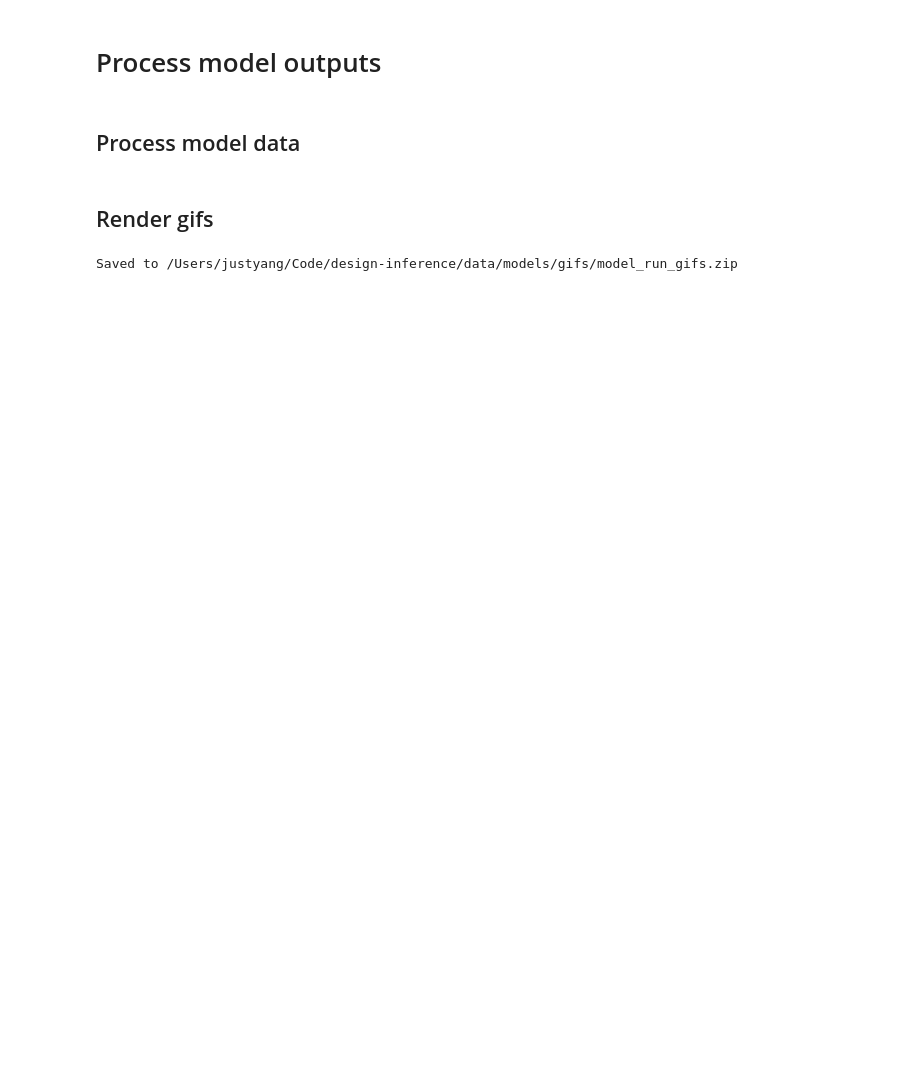
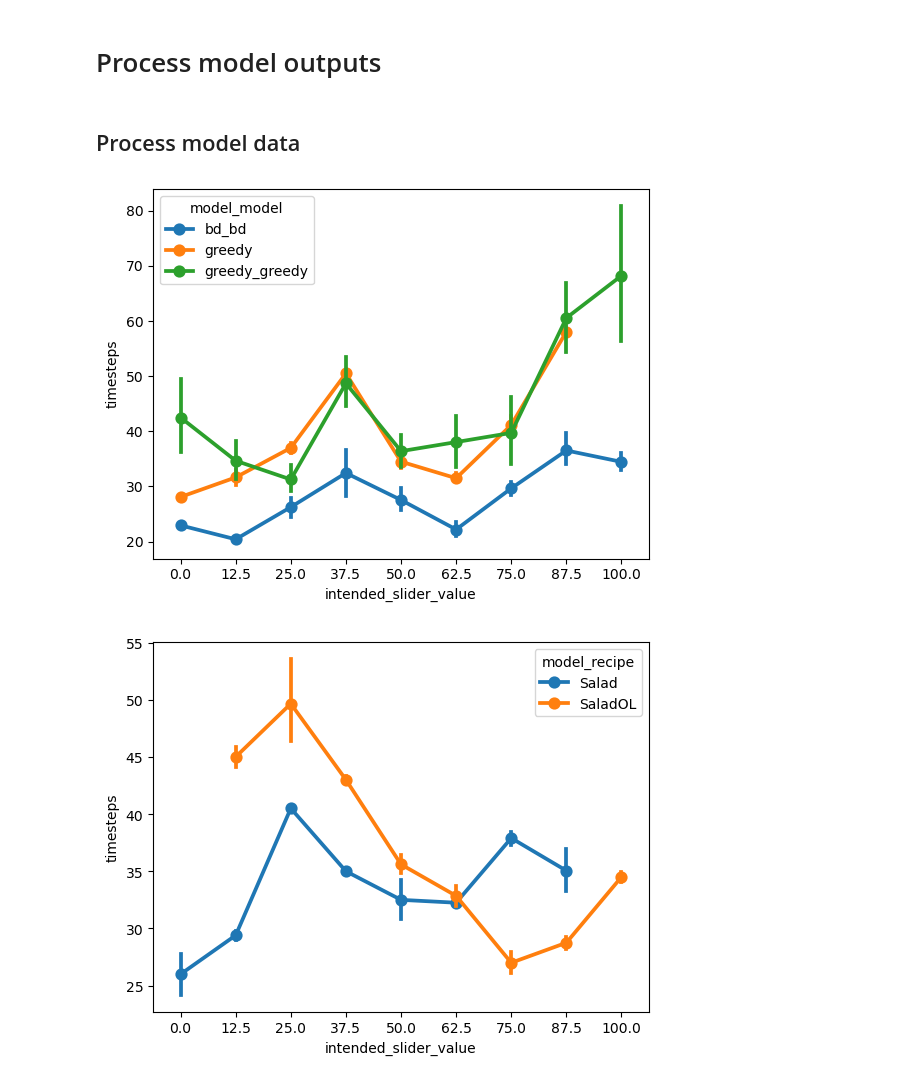
Before and after one commit to justintheyang/design-inference, a Jupyter notebook: code/python/s1_design_inference/process_model_outputs.ipynb, the cells around one changed output. Saved outputs shown, nothing was run; the diff lists cells and outputs as text; code cells hidden in the pictures; blank space fills up the shorter version.

Commit message:
model outputs

```diff
--- a/code/python/s1_design_inference/process_model_outputs.ipynb
+++ b/code/python/s1_design_inference/process_model_outputs.ipynb
@@ -3,6 +3,8 @@
 # %%
 import os
 import sys
+import ast
+import glob
 import dill as pickle
 import itertools as it
 import numpy as np
@@ -13,14 +15,13 @@ from pathlib import Path
 import shutil
 
 
-project_dir = os.path.abspath('../../')
-data_dir = os.path.join(project_dir, 'data')
-model_dir = os.path.join(data_dir, 'models')
+project_dir = os.path.abspath('../../..')
+model_dir = os.path.join(project_dir, 'data', 'models', 's1_design_inference')
 pickle_dir = os.path.join(model_dir, 'pickles')
-records_dir = os.path.join(model_dir, 'records')
+stimuli_dir = os.path.join(project_dir, 'stimuli', 's1_design_inference')
 
 sys.path.append(os.path.join(project_dir, 'gym-cooking', 'gym_cooking'))
-# import recipe_planner
+import recipe_planner
 
 import warnings
 warnings.filterwarnings("ignore", category=FutureWarning, module="seaborn")
@@ -63,3 +59 @@ model_df = pd.DataFrame(df)
 model_df.to_csv(os.path.join(model_dir, 'model_results.csv'), index=False)
-# %% [markdown]
-## Render gifs
@@ -173,6 +60,17 @@ def create_gifs_from_records(
-# %%
-reallyRun = True
-if reallyRun:
-    create_gifs_from_records(model_dir, framerate=3, overwrite=True)
-# %% [output]
-Saved to /Users/justyang/Code/design-inference/data/models/gifs/model_run_gifs.zip
+# %%
+cooks_model = model_df[model_df.trial_type == 'cooks']
+dish_model = model_df[model_df.trial_type == 'dish']
+# %%
+import seaborn as sns
+import matplotlib.pyplot as plt
+
+cooks_model_f = cooks_model[cooks_model.timesteps != 100]
+sns.pointplot(data=cooks_model_f, x='intended_slider_value', y='timesteps', hue='model_model')
+plt.show()
+
+dish_model_f = dish_model[dish_model.timesteps != 100]
+sns.pointplot(data=dish_model_f, x='intended_slider_value', y='timesteps', hue='model_recipe')
+plt.show()
+# %% [output]
+[figure, added]
+[figure, added]
```
Also changed, not shown: parts of 6 cells of this notebook, 1 other file.
